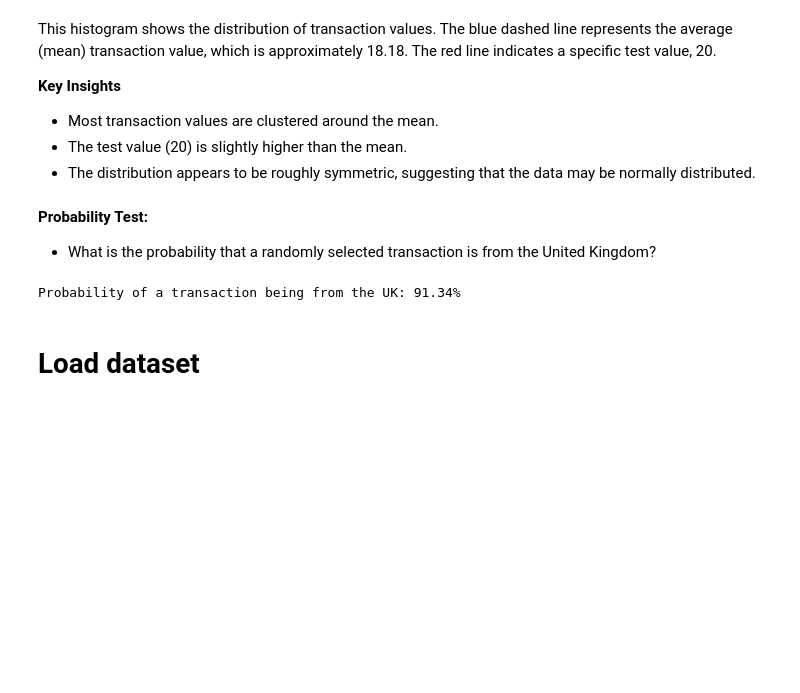
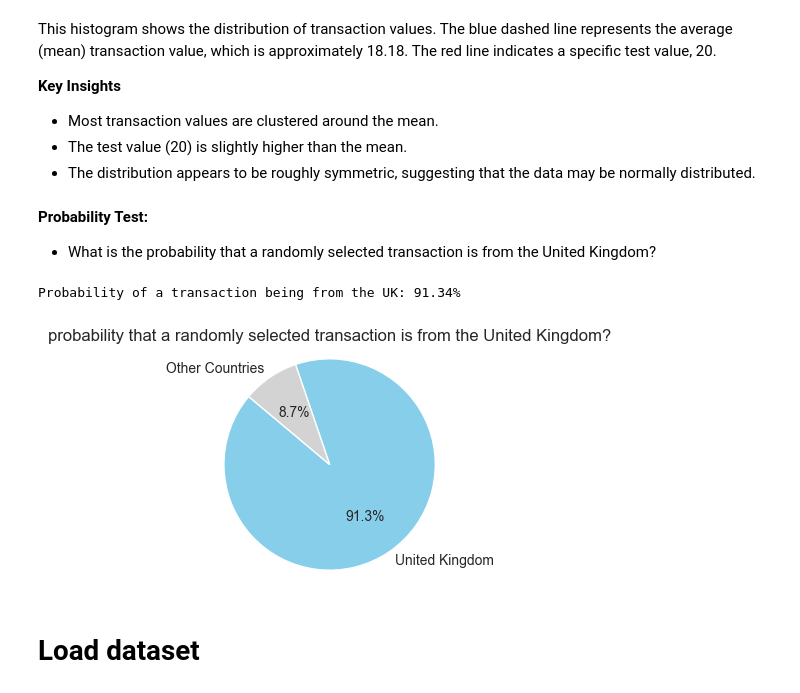
Before and after one commit to mobess12/Online_Retail_Analysis_Capstone_Project, a Jupyter notebook: jupyter_notebooks/data_visualisation.ipynb, the cells around one changed output. Saved outputs shown, nothing was run; the diff lists cells and outputs as text; code cells hidden in the pictures; blank space fills up the shorter version.

Commit message:
add probability pie chart

```diff
--- a/jupyter_notebooks/data_visualisation.ipynb
+++ b/jupyter_notebooks/data_visualisation.ipynb
@@ -183,6 +181,22 @@ prob_uk = uk_transactions / total_transactions
 print(f"Probability of a transaction being from the UK: {prob_uk:.2%}") #display probability
 # %% [output]
 Probability of a transaction being from the UK: 91.34%
+# %%
+#calculate number of Non-UK transactions
+non_uk_transactions = total_transactions - uk_transactions
+
+#data for chart
+labels = ['United Kingdom', 'Other Countries']
+values = [uk_transactions, non_uk_transactions]
+colors = ['skyblue', 'lightgray']
+
+plt.figure(figsize=(3, 3)) #plot size
+plt.pie(values, labels=labels, colors=colors, autopct='%1.1f%%', startangle=140) #pie chart
+plt.title('probability that a randomly selected transaction is from the United Kingdom?') #title
+plt.axis('equal')  #ensure pie is a circle
+plt.show() #display plot
+# %% [output]
+[figure, added]
 # %% [markdown]
 # Load dataset
 # %%
```
Also changed, not shown: parts of 1 cell of this notebook.
